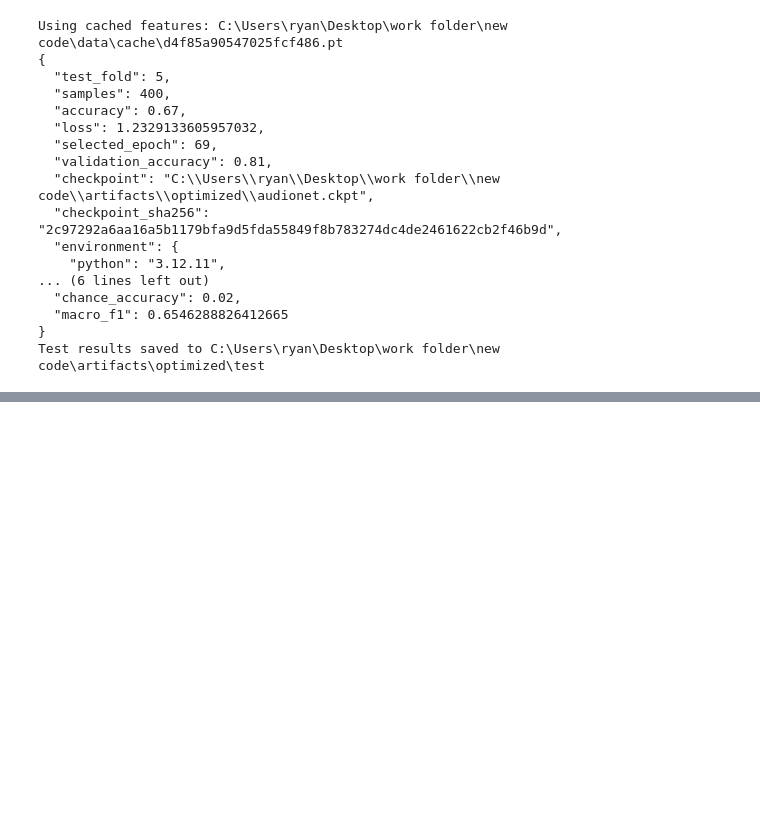
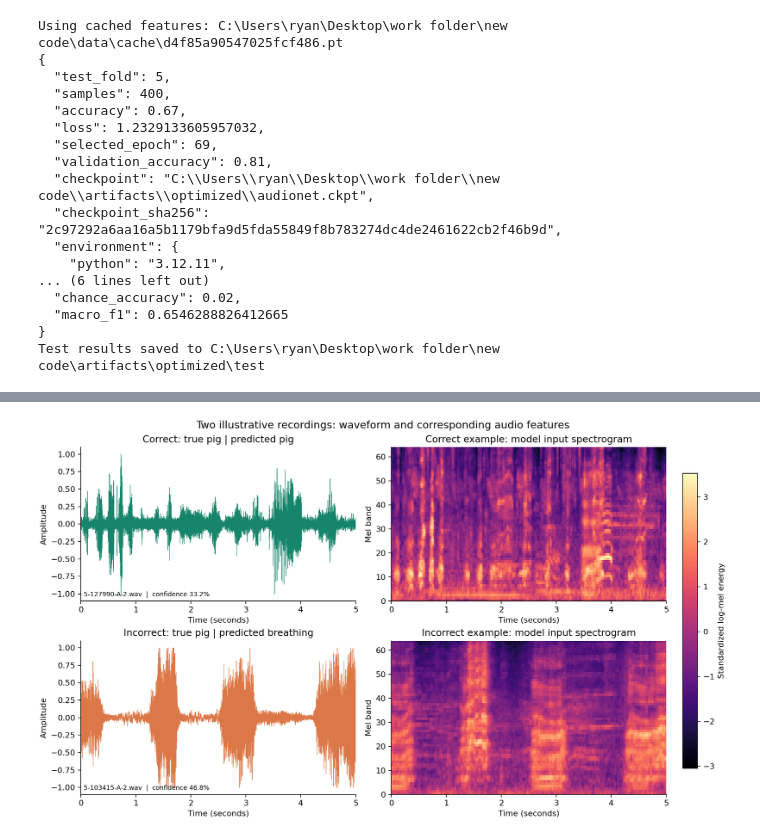
Before and after one commit to ryanchan22503-cloud/reprodl2021, a Jupyter notebook: newcode1.ipynb, the cells around one changed output, grey strips where cells are left out. Saved outputs shown, nothing was run; the diff lists cells and outputs as text; code cells hidden in the pictures; blank space fills up the shorter version.

```diff
--- a/newcode1.ipynb
+++ b/newcode1.ipynb
@@ -52,0 +70,4 @@ display(Image(filename=str(ROOT / "artifacts/optimized/test/confusion_matrix.png
+# %%
+display(Image(filename=str(VISUALS / "waveform_spectrogram_examples.png")))
+# %% [output]
+[figure, added]
```
Also changed, not shown: parts of 9 cells of this notebook, 8 other files.
